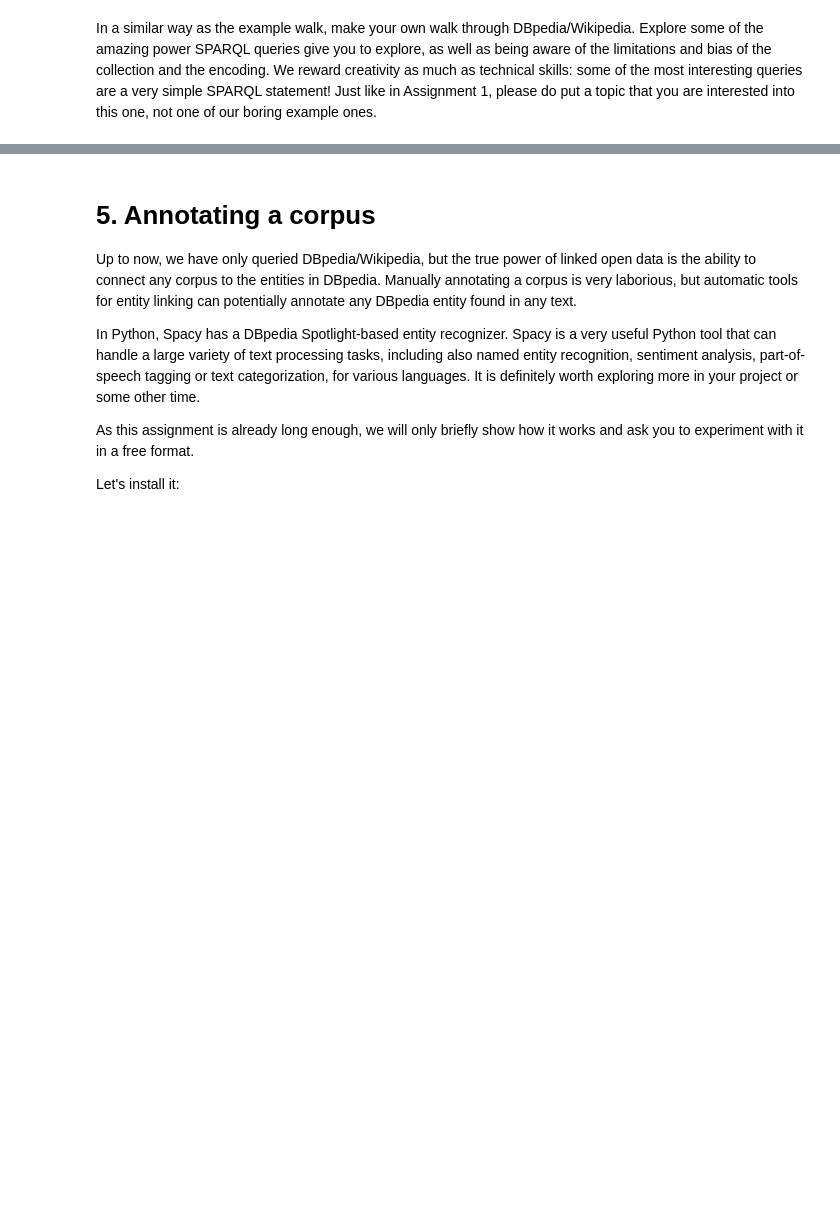
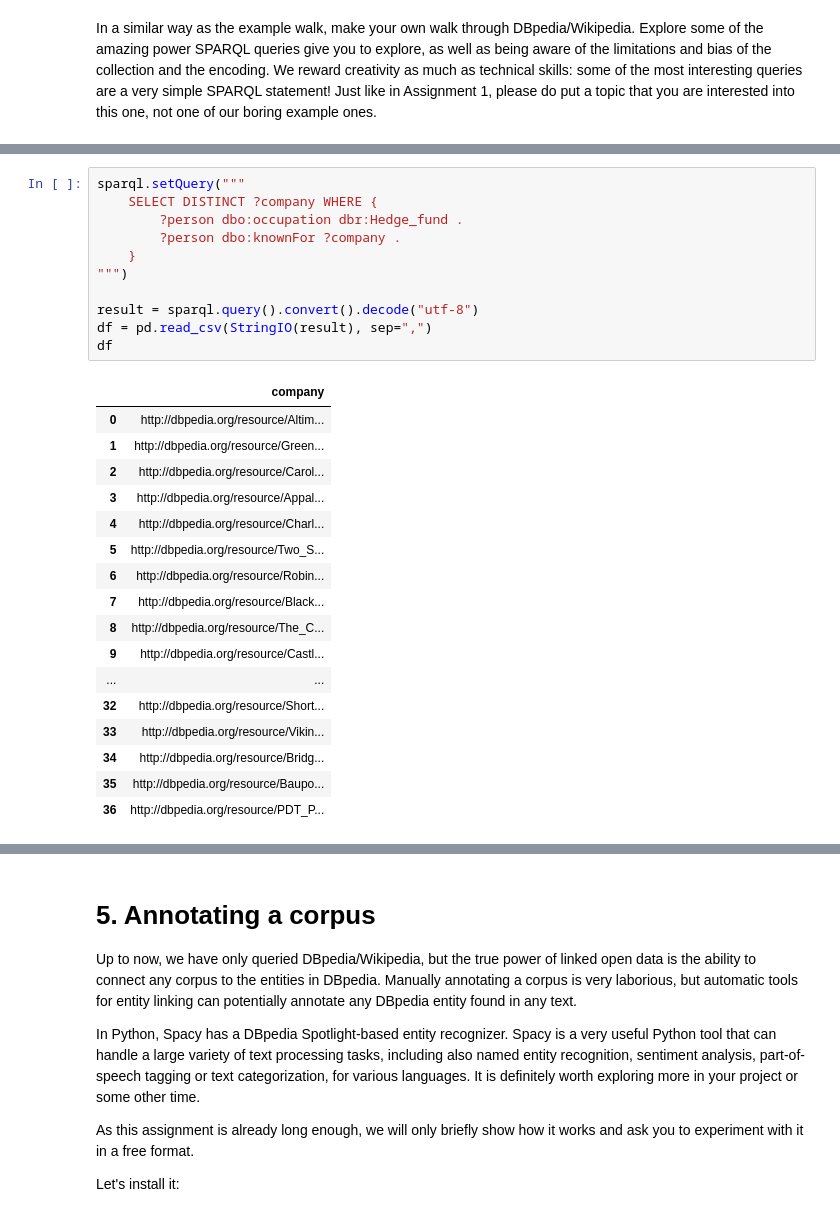
Before and after one commit to LeonardLehman/2023-data-research, a Jupyter notebook: Assignments/3_lodwanderlust.ipynb, the cells around one changed output, grey strips where cells are left out. Drawn from its saved outputs; the diff is of its cells as text; blank space fills up the shorter version.

```diff
--- a/Assignments/3_lodwanderlust.ipynb
+++ b/Assignments/3_lodwanderlust.ipynb
@@ -685,0 +724,29 @@ In a similar way as the example walk, make your own walk through DBpedia/Wikiped
+# %%
+sparql.setQuery("""
+    SELECT DISTINCT ?company WHERE {
+        ?person dbo:occupation dbr:Hedge_fund .
+        ?person dbo:knownFor ?company .
+    }
+""")
+
+result = sparql.query().convert().decode("utf-8")
+df = pd.read_csv(StringIO(result), sep=",")
+df
+# %% [output]
+|  | company |
+| 0 | http://dbpedia.org/resource/Altim... |
+| 1 | http://dbpedia.org/resource/Green... |
+| 2 | http://dbpedia.org/resource/Carol... |
+| 3 | http://dbpedia.org/resource/Appal... |
+| 4 | http://dbpedia.org/resource/Charl... |
+| 5 | http://dbpedia.org/resource/Two_S... |
+| 6 | http://dbpedia.org/resource/Robin... |
+| 7 | http://dbpedia.org/resource/Black... |
+| 8 | http://dbpedia.org/resource/The_C... |
+| 9 | http://dbpedia.org/resource/Castl... |
+| ... | ... |
+| 32 | http://dbpedia.org/resource/Short... |
+| 33 | http://dbpedia.org/resource/Vikin... |
+| 34 | http://dbpedia.org/resource/Bridg... |
+| 35 | http://dbpedia.org/resource/Baupo... |
+| 36 | http://dbpedia.org/resource/PDT_P... |
```
Also changed, not shown: parts of 13 cells of this notebook.
